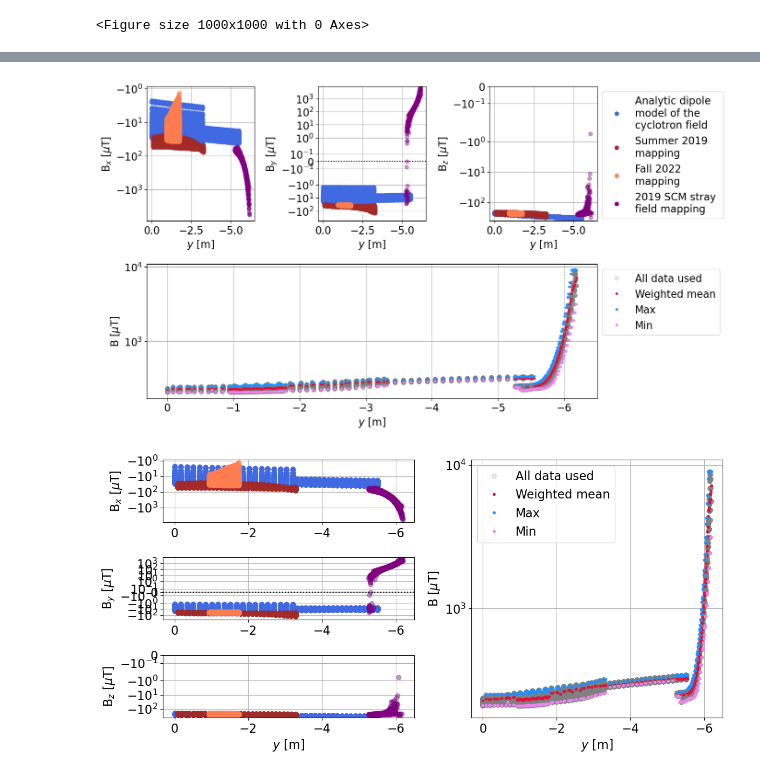
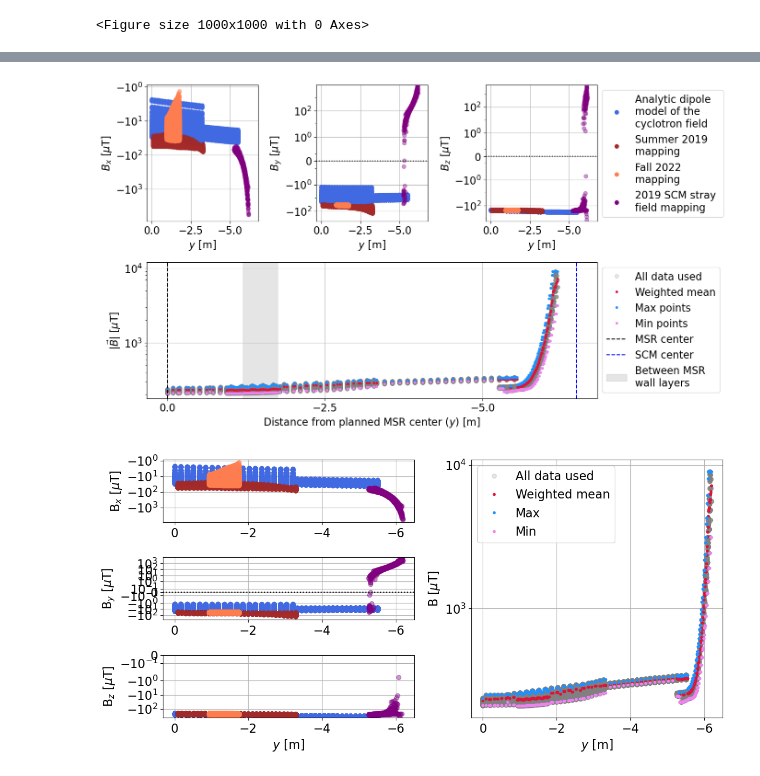
Before and after one commit to eklem1/AdiabaticSpinTransp, a Jupyter notebook: CalculatingK_fromMaps.ipynb, the cells around one changed output, grey strips where cells are left out. Cells and saved outputs as stored; diff of their text form; code cells hidden in the pictures.

```diff
--- a/CalculatingK_fromMaps.ipynb
+++ b/CalculatingK_fromMaps.ipynb
@@ -838,9 +837,9 @@ plt.rcParams.update({'font.size': 16})
 fig = plt.figure(figsize=(14,8))
 
 ax0= fig.add_subplot(2,3,1)
-ax1= fig.add_subplot(2,3,2)
-ax2= fig.add_subplot(2,3,3)
-ax3= fig.add_subplot(2,1,2)
+ax1= fig.add_subplot(2,3,2, sharex=ax0)
+ax2= fig.add_subplot(2,3,3, sharex=ax0)
+ax3= fig.add_subplot(2,1,2, sharex=ax0)
 
 axs = [ax0, ax1, ax2, ax3]
 
@@ -849,7 +848,7 @@ axs = [ax0, ax1, ax2, ax3]
 
 plotAll('B_x', axs[0])
 
-axs[0].set_ylabel('B$_x$ [$\mu$T]')
+axs[0].set_ylabel('$B_x$ [$\mu$T]')
 axs[0].set_xlabel('$y$ [m]')
 # axs[0].axhline(0, ls=":", c="black")
 axs[0].set_yscale('symlog', linthresh=0.2)
@@ -857,59 +856,67 @@ axs[0].set_yscale('symlog', linthresh=0.2)
 axs[0].invert_xaxis()
 
 plotAll('B_y', axs[1])
-axs[1].set_ylabel('B$_y$ [$\mu$T]')
+axs[1].set_ylabel('$B_y$ [$\mu$T]')
 axs[1].set_xlabel('$y$ [m]')
 axs[1].axhline(0, ls=":", c="black", label='Zero field')
 axs[1].set_yscale("symlog", linthresh=0.2)
 # axs[1].set_ylim(-60, 10)
-axs[1].invert_xaxis()
+# axs[1].invert_xaxis()
 
 plotAll('B_z', axs[2])
-axs[2].set_ylabel('B$_z$ [$\mu$T]')
+axs[2].set_ylabel('$B_z$ [$\mu$T]')
 axs[2].set_xlabel('$y$ [m]')
 axs[2].axhline(0, ls=":", c="black")
 # axs[2].set_yscale("symlog")
-axs[2].set_ylim(-400, 0)
+# axs[2].set_ylim(-400, 0)
 axs[2].set_yscale("symlog", linthresh=0.2)
-axs[2].invert_xaxis()
+# axs[2].invert_xaxis()
 
 leg = axs[2].legend(bbox_to_anchor=(1.0, 1.), loc="upper left")
-# h,l = axs[3].get_legend_handles_labels()
-# axs[3].legend(h[1:], l[1:3]+["Data with all coils on",
-#                     "COMSOL simulated \ndata with all coils",
-#                      'Data with no guide \n coils'], \
-#                       bbox_to_anchor=(1.0, 1.3), loc="upper left")
 
 for lh in leg.legendHandles:
     lh.set_alpha(1)
 
 plotAll('B', axs[3], background=True)
 axs[3].plot(df_means['y'], df_means['B']*1e6, ls="",
             marker=".", label="Weighted mean", color="crimson")
 axs[3].plot(df_maxs['y'], df_maxs['B']*1e6, ls="",
-            marker=".", label="Max", color="dodgerblue")
+            marker=".", label="Max points", color="dodgerblue")
 axs[3].plot(df_mins['y'], df_mins['B']*1e6, ls="",
-            marker=".", label="Min", color="violet")
+            marker=".", label="Min points", color="violet")
 
-axs[3].set_ylabel('B [$\mu$T]')
-axs[3].set_xlabel('$y$ [m]')
-# axs[3].axhline(0, ls=":", c="black")
-axs[3].set_yscale("symlog", linthresh=0.2)
-# axs[3].set_ylim(-100, 25)
-axs[3].invert_xaxis()
+axs[3].axvline(x=0, ls="--", c="black", label="MSR center")
+axs[3].axvline(x=-6.49, ls="--", c="blue", label="SCM center")
+axs[3].axvspan(-2.4/2, -3.5/2, color='gray', alpha=0.2, label="Between MSR \nwall layers")
+
+axs[3].set_ylabel(r'$|\vec{B}|$ [$\mu$T]')
+axs[3].set_xlabel('Distance from planned MSR center ($y$) [m]')
+# axs[3].set_yscale("symlog", linthresh=0.2)
+axs[3].set_yscale("log")
+axs[3].set_ylim(1.8e2, 1.2e4)
+# axs[3].invert_xaxis()
+# axs[3].set_xlim(.1, -6.6)
 
 axs[3].legend(bbox_to_anchor=(1.0, 1.), loc="upper left")
+
+locs = axs[1].get_yticks()
+axs[1].set_yticks(locs[::2])
+
+locs = axs[2].get_yticks()
+axs[2].set_yticks(locs[1::2])
 
 axs[0].grid()
 axs[1].grid()
 axs[2].grid()
 axs[3].grid()
 plt.tight_layout()
 
-plt.savefig('Photos/MesonHallFieldMapsCom.png', transparent=True)
+# plt.savefig('Photos/MesonHallFieldMapsCom.png', transparent=True)
+plt.savefig('thesisPlots/MesonHallFieldMapsCom.png', transparent=True)
+
 plt.show()
 # %% [output]
-[figure, old version]
+[figure, new version]
 # %%
 plt.rcParams.update({'font.size': 16})
 fig = plt.figure(figsize=(12,6))
```
Also changed, not shown: parts of 5 cells of this notebook, 48 other files.
